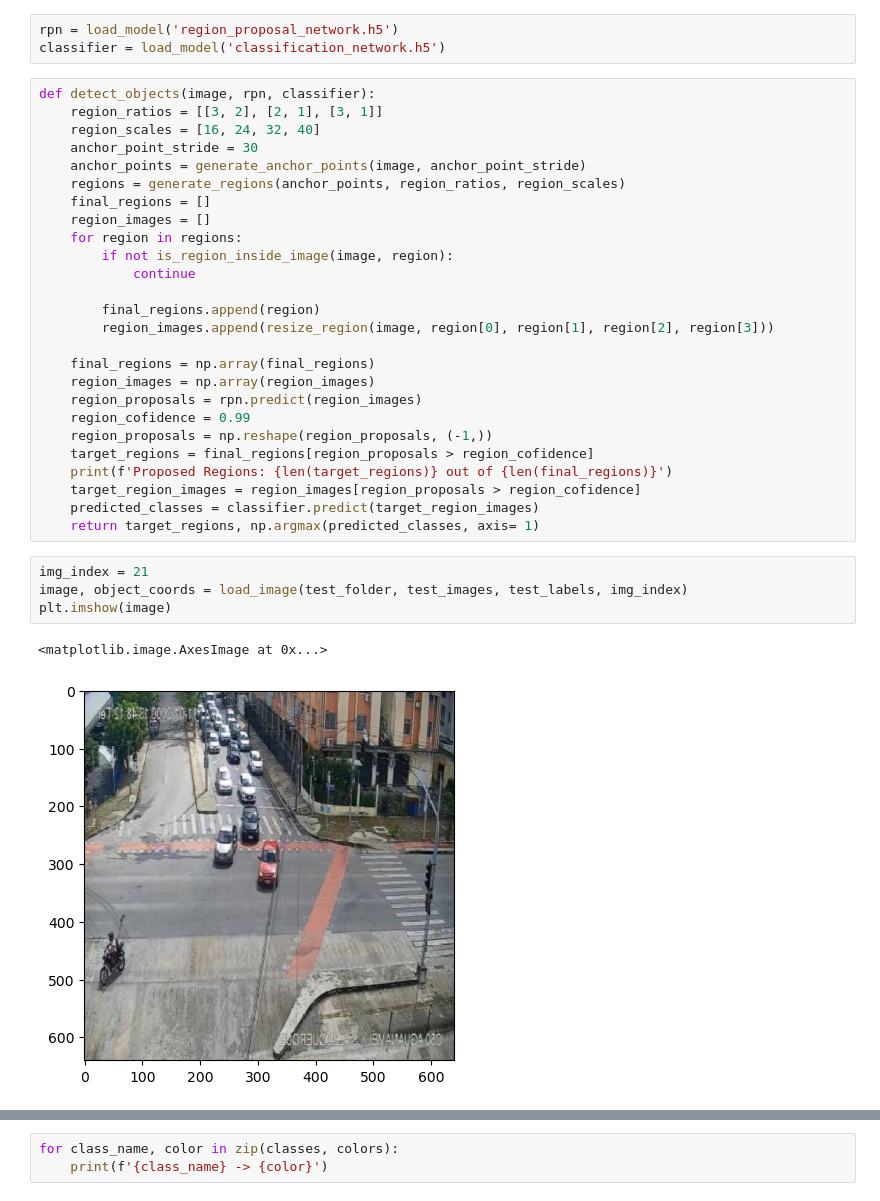
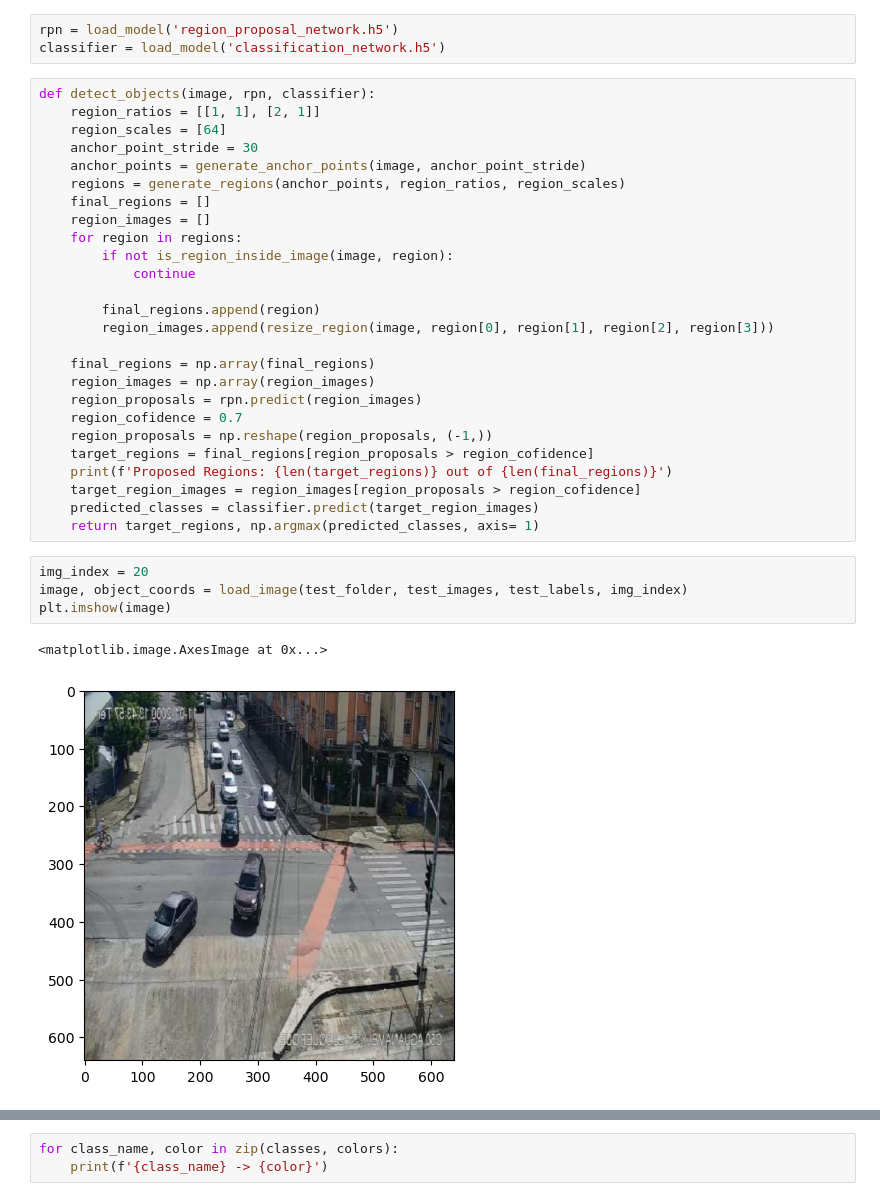
Before and after one commit to AsimWattoo/Traffic_Object_Detection_TensorFlow, a Jupyter notebook: RCNN.ipynb, the cells around one changed output, grey strips where cells are left out. Saved outputs shown, nothing was run; the diff lists cells and outputs as text.

```diff
--- a/RCNN.ipynb
+++ b/RCNN.ipynb
@@ -402,8 +402,8 @@ rpn = load_model('region_proposal_network.h5')
 classifier = load_model('classification_network.h5')
 # %%
 def detect_objects(image, rpn, classifier):
-    region_ratios = [[3, 2], [2, 1], [3, 1]]
-    region_scales = [16, 24, 32, 40]
+    region_ratios = [[1, 1], [2, 1]]
+    region_scales = [64]
     anchor_point_stride = 30
     anchor_points = generate_anchor_points(image, anchor_point_stride)
     regions = generate_regions(anchor_points, region_ratios, region_scales)
@@ -419,7 +419,7 @@ def detect_objects(image, rpn, classifier):
     final_regions = np.array(final_regions)
     region_images = np.array(region_images)
     region_proposals = rpn.predict(region_images)
-    region_cofidence = 0.99
+    region_cofidence = 0.7
     region_proposals = np.reshape(region_proposals, (-1,))
     target_regions = final_regions[region_proposals > region_cofidence]
     print(f'Proposed Regions: {len(target_regions)} out of {len(final_regions)}')
@@ -427,12 +427,12 @@ def detect_objects(image, rpn, classifier):
     predicted_classes = classifier.predict(target_region_images)
     return target_regions, np.argmax(predicted_classes, axis= 1)
 # %%
-img_index = 21
+img_index = 20
 image, object_coords = load_image(test_folder, test_images, test_labels, img_index)
 plt.imshow(image)
 # %% [output]
 <matplotlib.image.AxesImage at 0x...>
-[figure, old version]
+[figure, new version]
 # %%
 detected_regions, detected_classes = detect_objects(image, rpn, classifier)
 # %% [output]
```
Also changed, not shown: parts of 13 cells of this notebook.
